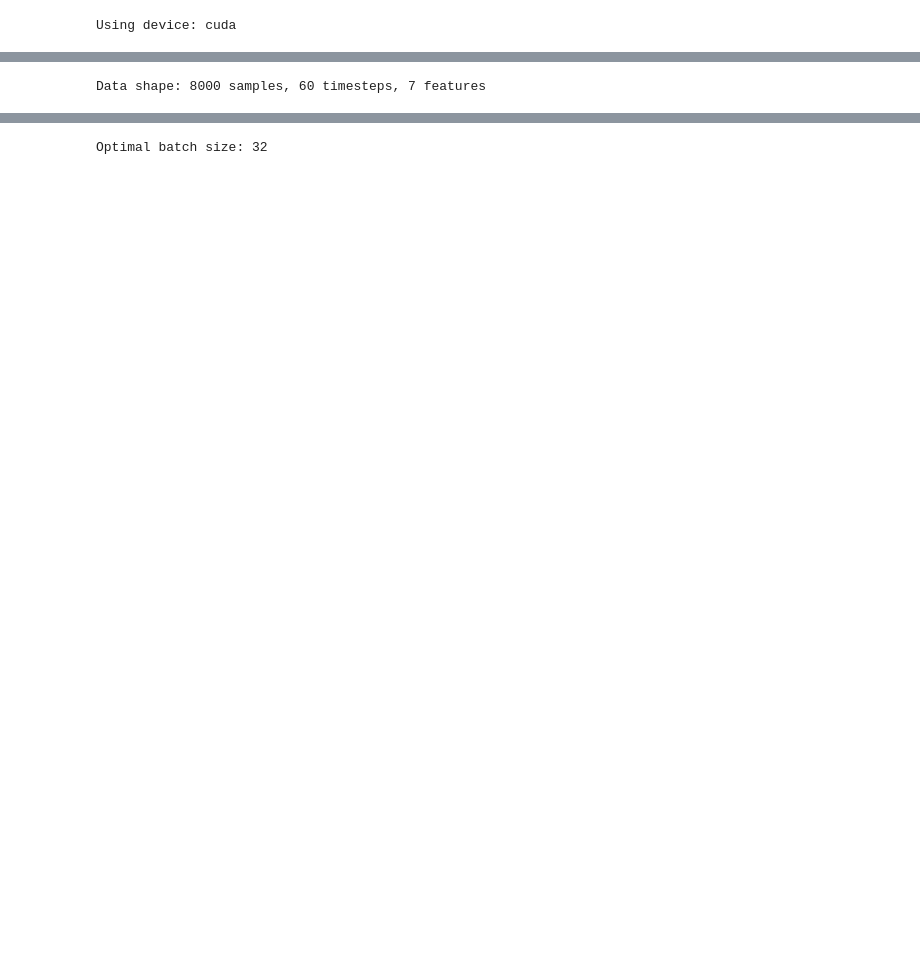
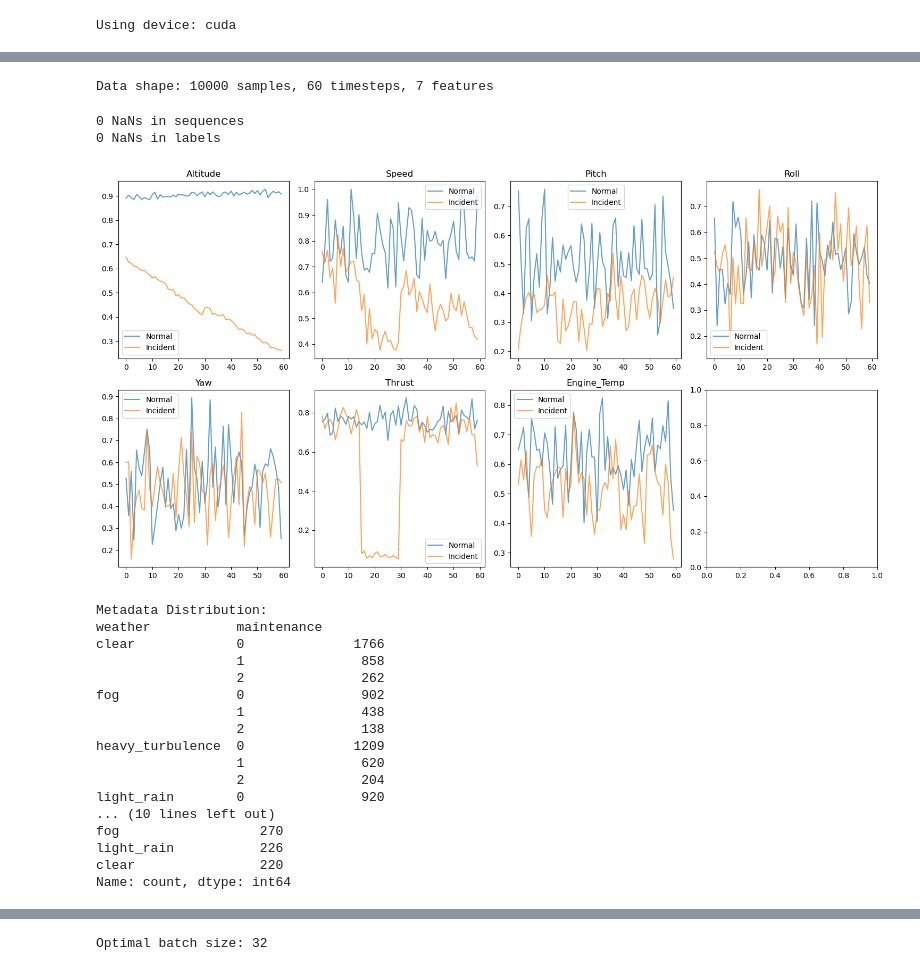
Before and after one commit to MarcGeorgeML/FDL-Case-study, a Jupyter notebook: model.ipynb, the cells around one changed output, grey strips where cells are left out. Cells and saved outputs as stored; diff of their text form; code cells hidden in the pictures; blank space fills up the shorter version.

```diff
--- a/model.ipynb
+++ b/model.ipynb
@@ -51,0 +145,2 @@ seqs=np.array(seqs); metas=pd.DataFrame(metas,columns=["weather","phase","maint"
+# %%
+sequences, metadata_df, labels = create_conditional_dataset(n_samples=10000, seq_len=60)
@@ -137,8 +265,82 @@ def validate(model, dataloader, criterion, device):
 # %%
-N, T, F = seqs.shape
+N, T, F = sequences.shape
 print(f"Data shape: {N} samples, {T} timesteps, {F} features")
 # %% [output]
-Data shape: 8000 samples, 60 timesteps, 7 features
+Data shape: 10000 samples, 60 timesteps, 7 features
+# %%
+# --- CLIPPING OUTLIERS (optional but recommended) ---
+# These values can be customized based on domain knowledge; below are broad, reasonable ranges.
+clip_mins = np.array([0,     150,  -1.0, -0.2, -0.1,   0,    300])   # altitude, speed, pitch, roll, yaw, thrust, engine_temp
+clip_maxs = np.array([40000, 500,   1.0,  0.2,  0.1,  150,   500])   # adjust per feature range
+sequences_clipped = np.clip(sequences, clip_mins, clip_maxs)
+# %%
+# --- NORMALIZE TELEMETRY FEATURES ---
+from sklearn.preprocessing import MinMaxScaler
+
+seq_flat = sequences_clipped.reshape(-1, F)
+scaler = MinMaxScaler()
+seq_flat_norm = scaler.fit_transform(seq_flat)
+sequences_norm = seq_flat_norm.reshape(N, T, F)
+# %%
+print(np.isnan(sequences).sum(), "NaNs in sequences")
+# print(np.isnan(metadata_df.values).sum(), "NaNs in metadata")
+print(np.isnan(labels).sum(), "NaNs in labels")
+# %% [output]
+0 NaNs in sequences
+0 NaNs in labels
+# %%
+import matplotlib.pyplot as plt
+
+def visualize_dataset_quality(sequences, labels, metadata_df):
+    """Validate dataset quality"""
+
+    # Plot sample sequences
+    fig, axes = plt.subplots(2, 4, figsize=(15, 8))
+    feature_names = ['Altitude', 'Speed', 'Pitch', 'Roll', 'Yaw', 'Thrust', 'Engine_Temp']
+
+    incident_idx = np.where(labels == 1)[0][0]
+    normal_idx = np.where(labels == 0)[0][0]
+
+    for i, feature_name in enumerate(feature_names):
+        if i < 7:
+            row, col = i // 4, i % 4
+            axes[row, col].plot(sequences[normal_idx, :, i], label='Normal', alpha=0.7)
+            axes[row, col].plot(sequences[incident_idx, :, i], label='Incident', alpha=0.7)
+            axes[row, col].set_title(f'{feature_name}')
+            axes[row, col].legend()
+
+    plt.tight_layout()
+    plt.show()
+
+    # Check metadata correlations
+    print("Metadata Distribution:")
+    print(metadata_df.groupby('weather')['maintenance'].value_counts())
+
+    # Check class balance by conditions
+    weather_incident_rate = metadata_df[labels == 1]['weather'].value_counts()
+    print(f"\nIncident rate by weather: {weather_incident_rate}")
+
+# Validate the dataset
+visualize_dataset_quality(sequences_norm, labels, metadata_df)
+# %% [output]
+[figure, added]
+Metadata Distribution:
+weather           maintenance
+clear             0              1766
+                  1               858
+                  2               262
+fog               0               902
+                  1               438
+                  2               138
+heavy_turbulence  0              1209
+                  1               620
+                  2               204
+light_rain        0               920
+... (10 lines left out)
+fog                  270
+light_rain           226
+clear                220
+Name: count, dtype: int64
 # %%
 # Preprocess metadata
 cat_cols = ["weather", "phase"]
```
Also changed, not shown: parts of 27 cells of this notebook, 9 other files.
